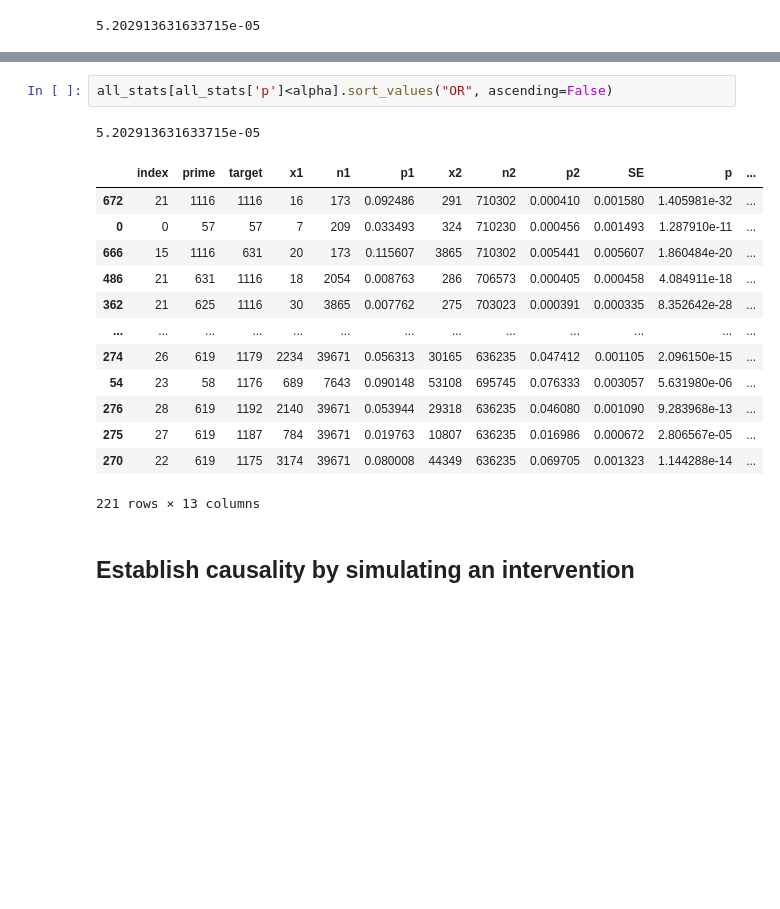
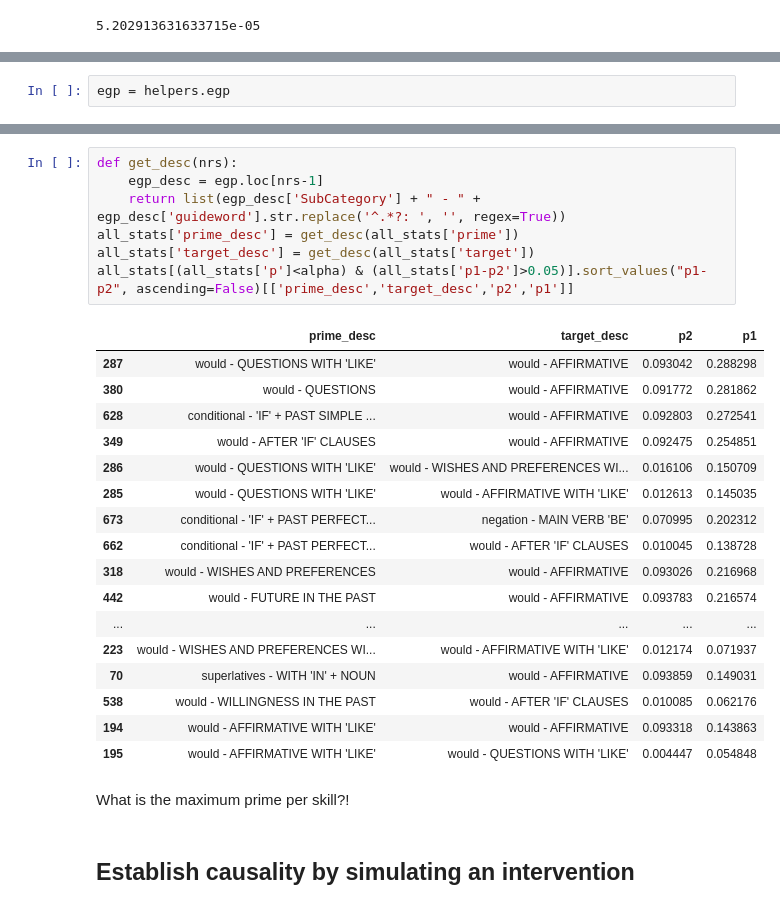
Before and after one commit to shivster2000/grammarctg, a Jupyter notebook: experiments/020_priming.ipynb, the cells around one changed output, grey strips where cells are left out. Cells and saved outputs as stored; diff of their text form; blank space fills up the shorter version.

```diff
--- a/experiments/020_priming.ipynb
+++ b/experiments/020_priming.ipynb
@@ -192,3 +192,5 @@ all_stats[(all_stats['prime']==all_stats['target'])&(all_stats['p']<alpha)]
 | 864 | 1187 | 1187 | 240 | 7690 | 0.031209 | 11880 | 695544 | 0.017080 | 0.014129 | 1.853878 | 9.704874e-18 |
 | 896 | 1192 | 1192 | 1583 | 19369 | 0.081729 | 30310 | 673442 | 0.045008 | 0.036721 | 1.888499 | 5.731211e-106 |
 | 928 | 1197 | 1197 | 18 | 919 | 0.019587 | 1652 | 708808 | 0.002331 | 0.017256 | 8.551709 | 0.000000e+00 |
+# %%
+egp = helpers.egp
@@ -195,20 +210,30 @@ all_stats[(all_stats['prime']==all_stats['target'])&(all_stats['p']<alpha)]
 # %%
-all_stats[all_stats['p']<alpha].sort_values("OR", ascending=False)
+def get_desc(nrs):
+    egp_desc = egp.loc[nrs-1]
+    return list(egp_desc['SubCategory'] + " - " + egp_desc['guideword'].str.replace('^.*?: ', '', regex=True))
+all_stats['prime_desc'] = get_desc(all_stats['prime'])
+all_stats['target_desc'] = get_desc(all_stats['target'])
+all_stats[(all_stats['p']<alpha) & (all_stats['p1-p2']>0.05)].sort_values("p1-p2", ascending=False)[['prime_desc','target_desc','p2','p1']]
 # %% [output]
-5.202913631633715e-05
-|  | index | prime | target | x1 | n1 | p1 | x2 | n2 | p2 | SE | p | ... |
-| 672 | 21 | 1116 | 1116 | 16 | 173 | 0.092486 | 291 | 710302 | 0.000410 | 0.001580 | 1.405981e-32 | ... |
-| 0 | 0 | 57 | 57 | 7 | 209 | 0.033493 | 324 | 710230 | 0.000456 | 0.001493 | 1.287910e-11 | ... |
-| 666 | 15 | 1116 | 631 | 20 | 173 | 0.115607 | 3865 | 710302 | 0.005441 | 0.005607 | 1.860484e-20 | ... |
-| 486 | 21 | 631 | 1116 | 18 | 2054 | 0.008763 | 286 | 706573 | 0.000405 | 0.000458 | 4.084911e-18 | ... |
-| 362 | 21 | 625 | 1116 | 30 | 3865 | 0.007762 | 275 | 703023 | 0.000391 | 0.000335 | 8.352642e-28 | ... |
-| ... | ... | ... | ... | ... | ... | ... | ... | ... | ... | ... | ... | ... |
-| 274 | 26 | 619 | 1179 | 2234 | 39671 | 0.056313 | 30165 | 636235 | 0.047412 | 0.001105 | 2.096150e-15 | ... |
-| 54 | 23 | 58 | 1176 | 689 | 7643 | 0.090148 | 53108 | 695745 | 0.076333 | 0.003057 | 5.631980e-06 | ... |
-| 276 | 28 | 619 | 1192 | 2140 | 39671 | 0.053944 | 29318 | 636235 | 0.046080 | 0.001090 | 9.283968e-13 | ... |
-| 275 | 27 | 619 | 1187 | 784 | 39671 | 0.019763 | 10807 | 636235 | 0.016986 | 0.000672 | 2.806567e-05 | ... |
-| 270 | 22 | 619 | 1175 | 3174 | 39671 | 0.080008 | 44349 | 636235 | 0.069705 | 0.001323 | 1.144288e-14 | ... |
+|  | prime_desc | target_desc | p2 | p1 |
+| 287 | would - QUESTIONS WITH 'LIKE' | would - AFFIRMATIVE | 0.093042 | 0.288298 |
+| 380 | would - QUESTIONS | would - AFFIRMATIVE | 0.091772 | 0.281862 |
+| 628 | conditional - 'IF' + PAST SIMPLE ... | would - AFFIRMATIVE | 0.092803 | 0.272541 |
+| 349 | would - AFTER 'IF' CLAUSES | would - AFFIRMATIVE | 0.092475 | 0.254851 |
+| 286 | would - QUESTIONS WITH 'LIKE' | would - WISHES AND PREFERENCES WI... | 0.016106 | 0.150709 |
+| 285 | would - QUESTIONS WITH 'LIKE' | would - AFFIRMATIVE WITH 'LIKE' | 0.012613 | 0.145035 |
+| 673 | conditional - 'IF' + PAST PERFECT... | negation - MAIN VERB 'BE' | 0.070995 | 0.202312 |
+| 662 | conditional - 'IF' + PAST PERFECT... | would - AFTER 'IF' CLAUSES | 0.010045 | 0.138728 |
+| 318 | would - WISHES AND PREFERENCES | would - AFFIRMATIVE | 0.093026 | 0.216968 |
+| 442 | would - FUTURE IN THE PAST | would - AFFIRMATIVE | 0.093783 | 0.216574 |
+| ... | ... | ... | ... | ... |
+| 223 | would - WISHES AND PREFERENCES WI... | would - AFFIRMATIVE WITH 'LIKE' | 0.012174 | 0.071937 |
+| 70 | superlatives - WITH 'IN' + NOUN | would - AFFIRMATIVE | 0.093859 | 0.149031 |
+| 538 | would - WILLINGNESS IN THE PAST | would - AFTER 'IF' CLAUSES | 0.010085 | 0.062176 |
+| 194 | would - AFFIRMATIVE WITH 'LIKE' | would - AFFIRMATIVE | 0.093318 | 0.143863 |
+| 195 | would - AFFIRMATIVE WITH 'LIKE' | would - QUESTIONS WITH 'LIKE' | 0.004447 | 0.054848 |
-221 rows × 13 columns
+# %% [markdown]
+What is the maximum prime per skill?!
 # %% [markdown]
 ## Establish causality by simulating an intervention
 # %% [markdown]
```
Also changed, not shown: parts of 9 cells of this notebook, 2 other files.
